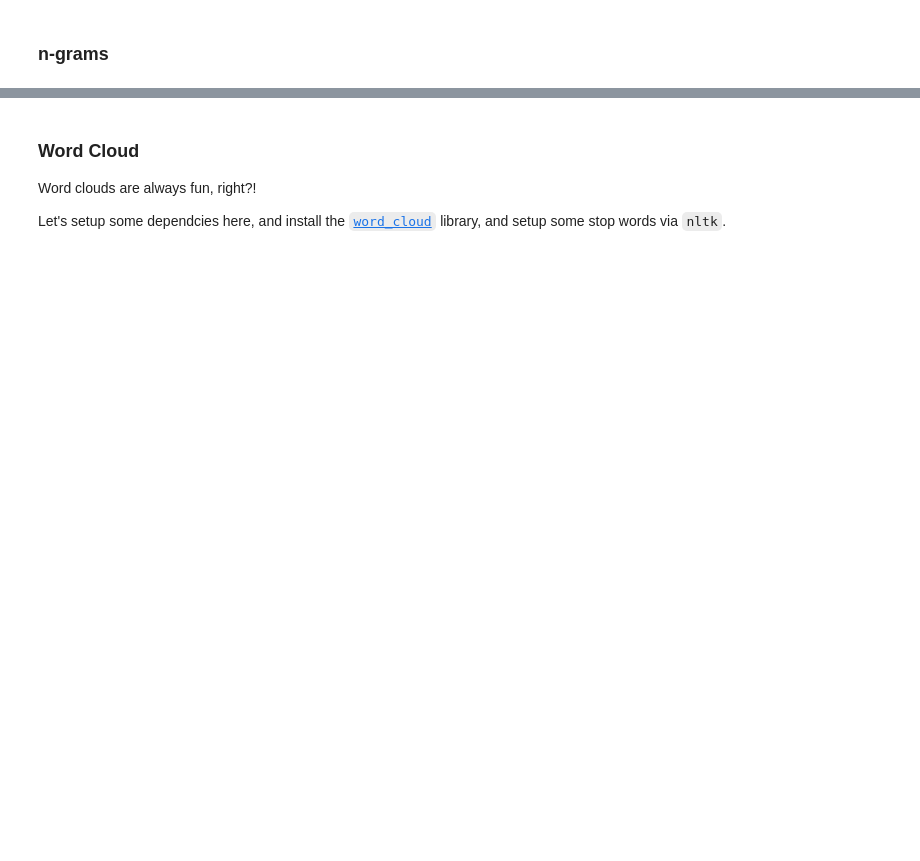
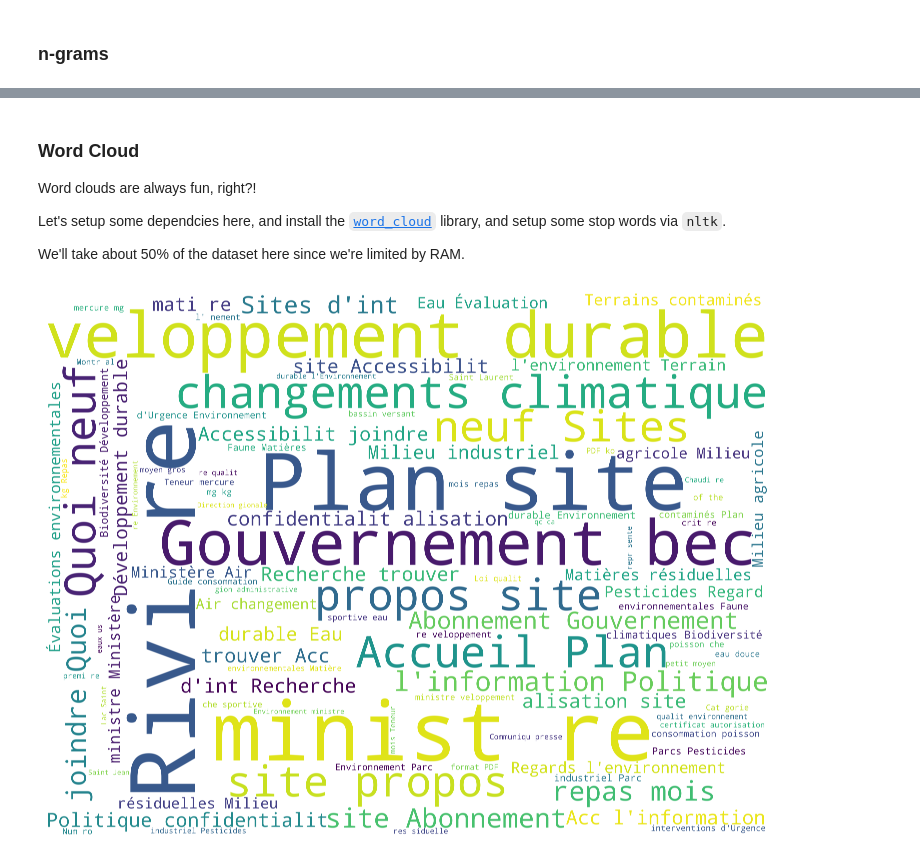
Before and after one commit to archivesunleashed/notebooks, a Jupyter notebook: parquet_text_analyis.ipynb, the cells around one changed output, grey strips where cells are left out. Drawn from its saved outputs; the diff is of its cells as text; code cells hidden in the pictures; blank space fills up the shorter version.

Commit message:
Updates for new version of the dataset.

```diff
--- a/parquet_text_analyis.ipynb
+++ b/parquet_text_analyis.ipynb
@@ -187,6 +243,8 @@ ngrams(text_blob, 5)
 Word clouds are always fun, right?!
 
 Let's setup some dependcies here, and install the [`word_cloud`](https://github.com/amueller/word_cloud) library, and setup some stop words via `nltk`.
+
+We'll take about 50% of the dataset here since we're limited by RAM.
 # %%
 %%capture
 
@@ -196,8 +254,10 @@ from nltk.corpus import stopwords
 
 french_stop_words = set(stopwords.words('french'))
 # %%
-wordcloud = WordCloud(stopwords=french_stop_words, width=2000, height=1500, scale=10, max_font_size=250, max_words=100, background_color="white").generate("".join(pages['text'].values))
+wordcloud = WordCloud(stopwords=french_stop_words, width=2000, height=1500, scale=10, max_font_size=250, max_words=100, background_color="white").generate("".join(pages['content'].head(200000).values))
 plt.figure(figsize=[35,10])
 plt.imshow(wordcloud, interpolation="bilinear")
 plt.axis("off")
 plt.show()
+# %% [output]
+[figure, added]
```
Also changed, not shown: parts of 17 cells of this notebook.
